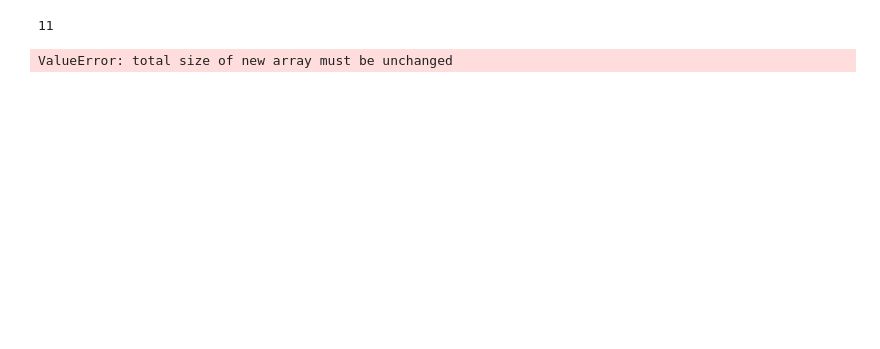
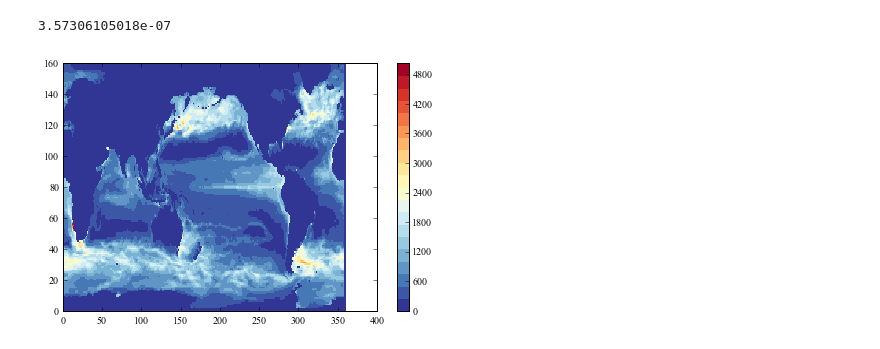
Before and after one commit to sophieclayton/model_comparison, a Jupyter notebook: python_figures/monthly.ipynb, the cells around one changed output. Saved outputs shown, nothing was run; the diff lists cells and outputs as text; code cells hidden in the pictures; blank space fills up the shorter version.

Commit message:
add file to plot MLDs

```diff
--- a/python_figures/monthly.ipynb
+++ b/python_figures/monthly.ipynb
@@ -15,9 +10,16 @@ from mpl_toolkits.basemap import Basemap, cm
-# %%
-#import grid params for CR grid
-in_file = '/Users/archie/Google Drive/work/comparison/data/CRgrid/HFacC.data'
-HFCR = np.fromfile(in_file, dtype = float)
-print len(HFCR)/360/160
-HFCR = HFCR.reshape(160, 360, 11)
-# %% [output]
-11
-ValueError: total size of new array must be unchanged
+# %%
+# import monthly data
+in_dir = '/Users/archie/Google Drive/work/comparison/data/'
+in_file = '%smonthly/CR/IntPP.monthly.1999.data' % in_dir
+CRPP = np.fromfile(in_file, dtype='>f').reshape(12, 160, 360)
+print np.nanmax(np.nansum(CRPP, 0))/350
+conv = 106*12.01*60*60*24/1000*365
+
+
+palette = plt.get_cmap('RdYlBu_r', 20)
+plt.pcolormesh(np.nansum(CRPP, 0)*conv,shading='flat', cmap = palette)
+plt.colorbar()
+plt.show()
+# %% [output]
+3.57306105018e-07
+[figure, added]
```
Also changed, not shown: parts of 4 cells of this notebook, 1 other file.
